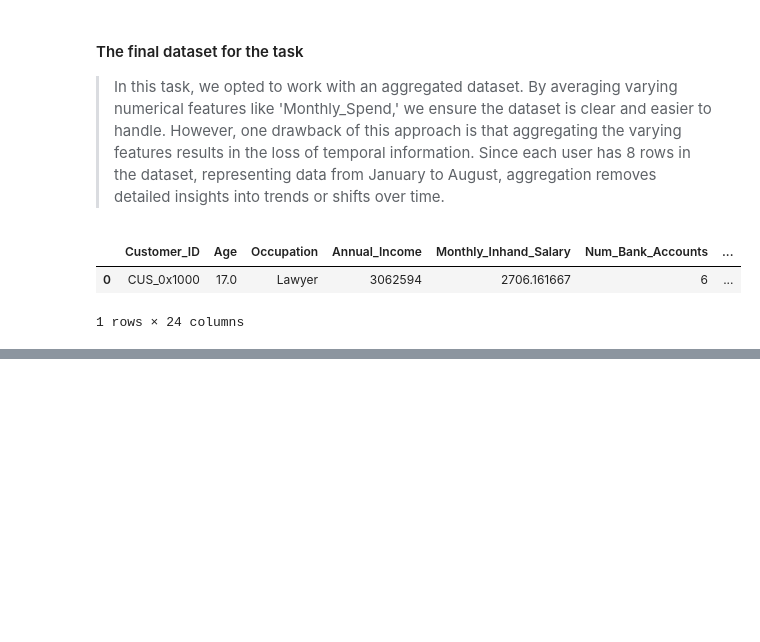
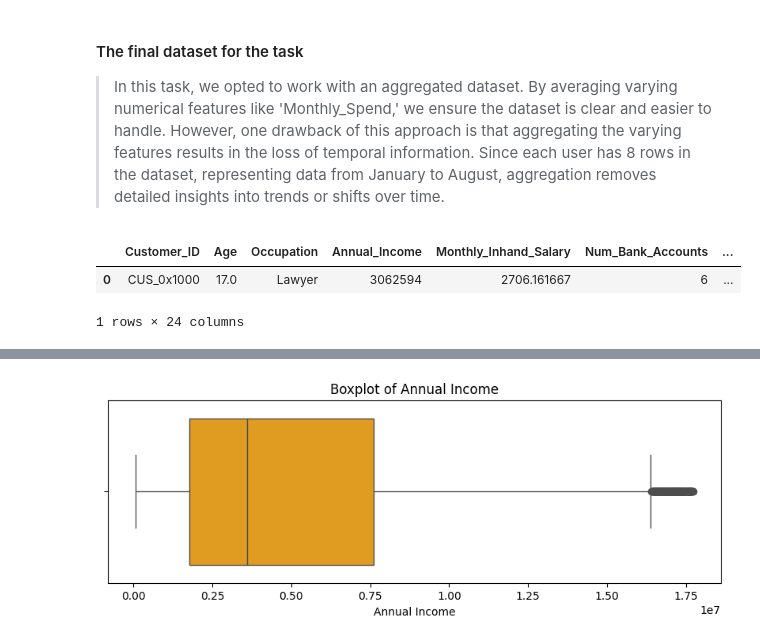
Before and after one commit to Darknight47/Data-Science-Projects-03, a Jupyter notebook: Credit_Scoring_Segmentation.ipynb, the cells around one changed output, grey strips where cells are left out. Saved outputs shown, nothing was run; the diff lists cells and outputs as text; code cells hidden in the pictures; blank space fills up the shorter version.

```diff
--- a/Credit_Scoring_Segmentation.ipynb
+++ b/Credit_Scoring_Segmentation.ipynb
@@ -383,0 +422,8 @@ final_dataset.head(1)
+# %%
+plt.figure(figsize=(10, 3))
+sns.boxplot(x=filtered_dataset['Annual_Income'], color='orange')
+plt.title('Boxplot of Annual Income')
+plt.xlabel('Annual Income')
+plt.show()
+# %% [output]
+[figure, added]
```
Also changed, not shown: parts of 9 cells of this notebook.
